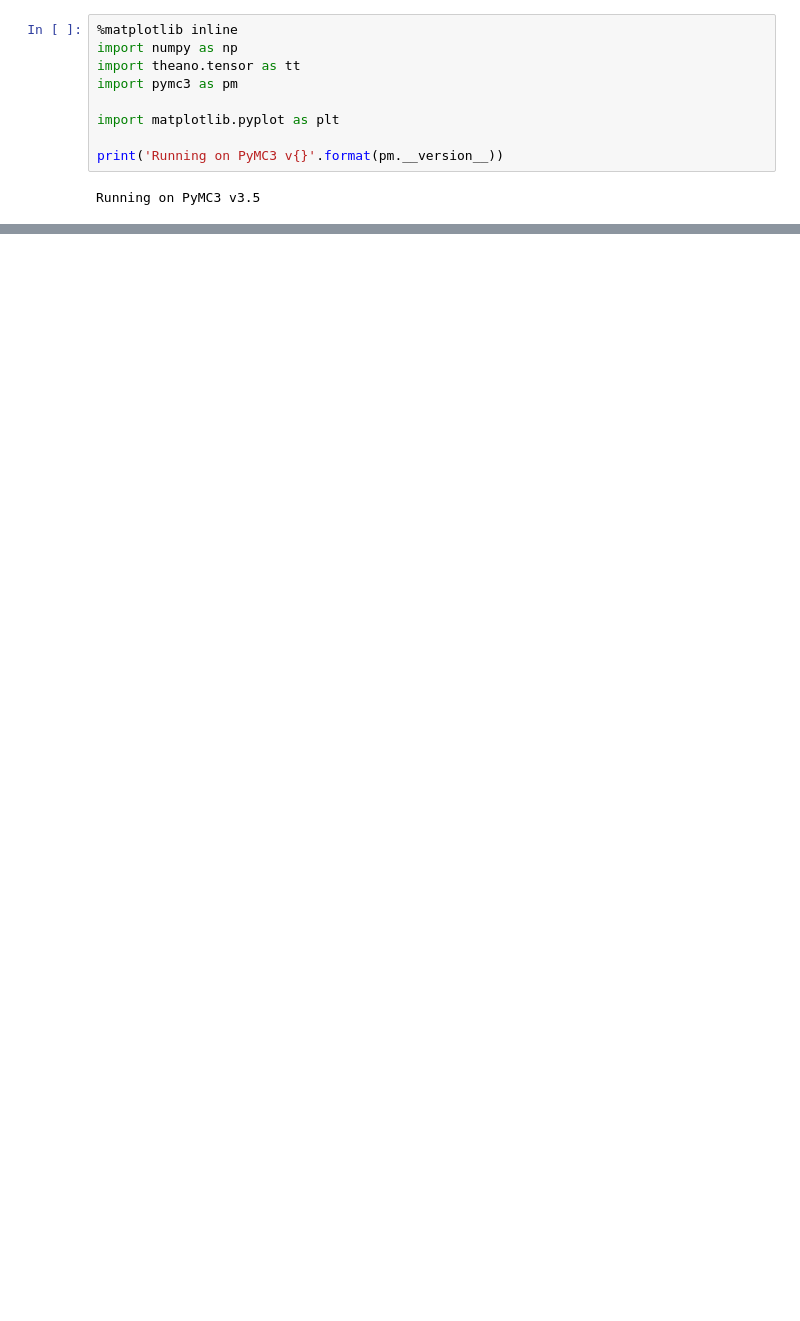
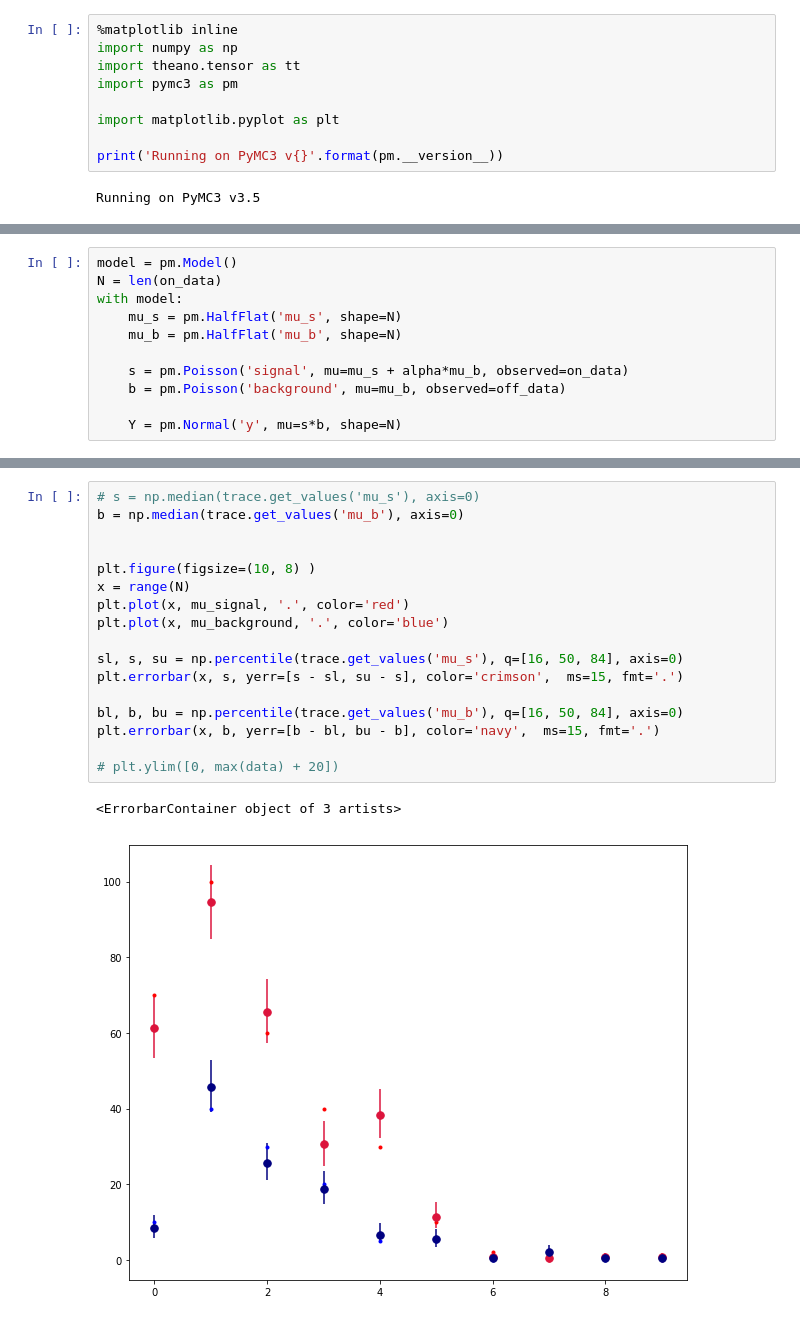
Before and after one commit to tudo-astroparticlephysics/ll_experiments, a Jupyter notebook: pymc3_simple_poisson.ipynb, the cells around one changed output, grey strips where cells are left out. Drawn from its saved outputs; the diff is of its cells as text; blank space fills up the shorter version.

```diff
--- a/pymc3_simple_poisson.ipynb
+++ b/pymc3_simple_poisson.ipynb
@@ -29,0 +45,11 @@ with model:
+# %%
+model = pm.Model()
+N = len(on_data)
+with model:
+    mu_s = pm.HalfFlat('mu_s', shape=N)
+    mu_b = pm.HalfFlat('mu_b', shape=N)
+
+    s = pm.Poisson('signal', mu=mu_s + alpha*mu_b, observed=on_data)
+    b = pm.Poisson('background', mu=mu_b, observed=off_data)
+
+    Y = pm.Normal('y', mu=s*b, shape=N)
@@ -54,0 +98,20 @@ array([[<matplotlib.axes._subplots.AxesSubplot object at 0x...>,
+# %%
+# s = np.median(trace.get_values('mu_s'), axis=0)
+b = np.median(trace.get_values('mu_b'), axis=0)
+
+
+plt.figure(figsize=(10, 8) )
+x = range(N)
+plt.plot(x, mu_signal, '.', color='red')
+plt.plot(x, mu_background, '.', color='blue')
+
+sl, s, su = np.percentile(trace.get_values('mu_s'), q=[16, 50, 84], axis=0)
+plt.errorbar(x, s, yerr=[s - sl, su - s], color='crimson',  ms=15, fmt='.')
+
+bl, b, bu = np.percentile(trace.get_values('mu_b'), q=[16, 50, 84], axis=0)
+plt.errorbar(x, b, yerr=[b - bl, bu - b], color='navy',  ms=15, fmt='.')
+
+# plt.ylim([0, max(data) + 20])
+# %% [output]
+<ErrorbarContainer object of 3 artists>
+[figure, added]
```
Also changed, not shown: parts of 10 cells of this notebook.
